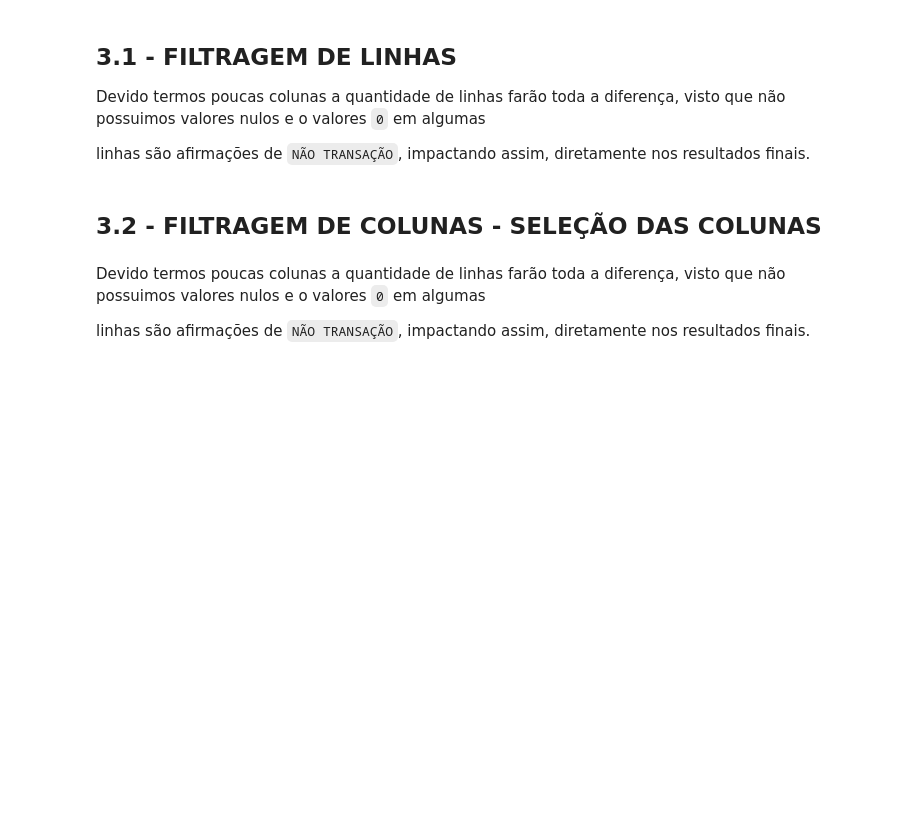
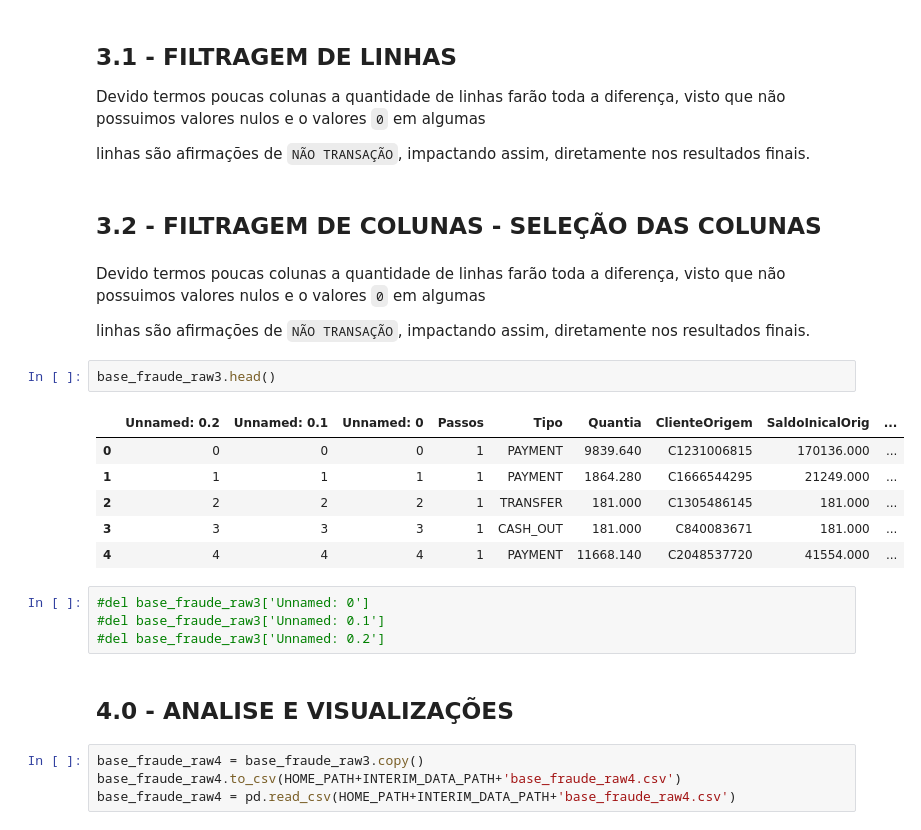
Before and after one commit to ValmirJrDS/deteccao_fraude, a Jupyter notebook: notebooks/c0.3-vj-filtragem-variaveis copy.ipynb, the cells around one changed output. Drawn from its saved outputs; the diff is of its cells as text; blank space fills up the shorter version.

```diff
--- a/notebooks/c0.3-vj-filtragem-variaveis.ipynb
+++ b/notebooks/c0.3-vj-filtragem-variaveis copy.ipynb
@@ -310,3 +311,22 @@ linhas são afirmações de `NÃO TRANSAÇÃO`, impactando assim, diretamente no
 Devido termos poucas colunas a quantidade de linhas farão toda a diferença, visto que não possuimos valores nulos e o valores `0` em algumas
 
 linhas são afirmações de `NÃO TRANSAÇÃO`, impactando assim, diretamente nos resultados finais.
+# %%
+base_fraude_raw3.head()
+# %% [output]
+|  | Unnamed: 0.2 | Unnamed: 0.1 | Unnamed: 0 | Passos | Tipo | Quantia | ClienteOrigem | SaldoInicalOrig | ... |
+| 0 | 0 | 0 | 0 | 1 | PAYMENT | 9839.640 | C1231006815 | 170136.000 | ... |
+| 1 | 1 | 1 | 1 | 1 | PAYMENT | 1864.280 | C1666544295 | 21249.000 | ... |
+| 2 | 2 | 2 | 2 | 1 | TRANSFER | 181.000 | C1305486145 | 181.000 | ... |
+| 3 | 3 | 3 | 3 | 1 | CASH_OUT | 181.000 | C840083671 | 181.000 | ... |
+| 4 | 4 | 4 | 4 | 1 | PAYMENT | 11668.140 | C2048537720 | 41554.000 | ... |
+# %%
+#del base_fraude_raw3['Unnamed: 0']
+#del base_fraude_raw3['Unnamed: 0.1']
+#del base_fraude_raw3['Unnamed: 0.2']
+# %% [markdown]
+## 4.0 - ANALISE E VISUALIZAÇÕES
+# %%
+base_fraude_raw4 = base_fraude_raw3.copy()
+base_fraude_raw4.to_csv(HOME_PATH+INTERIM_DATA_PATH+'base_fraude_raw4.csv')
+base_fraude_raw4 = pd.read_csv(HOME_PATH+INTERIM_DATA_PATH+'base_fraude_raw4.csv')
```
Also changed, not shown: parts of 5 cells of this notebook, 3 other files.
